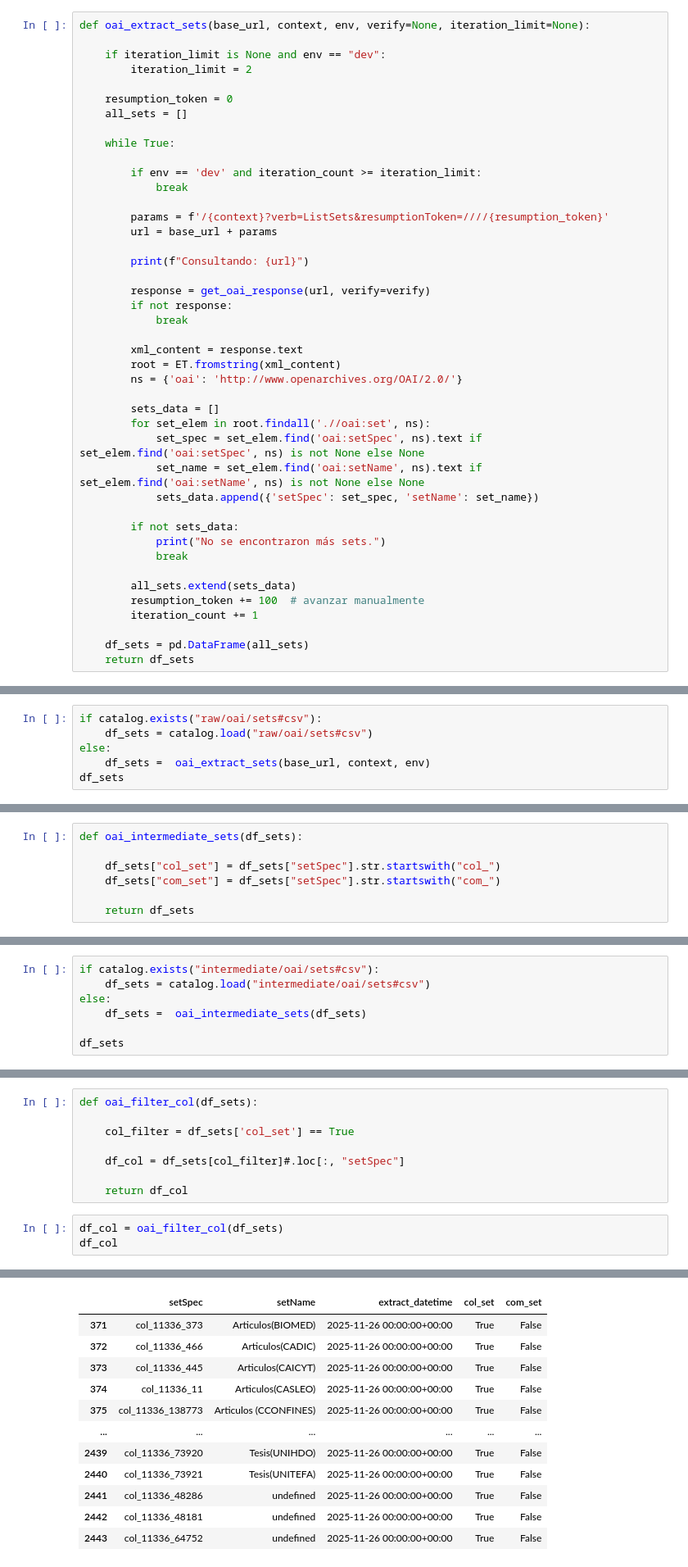
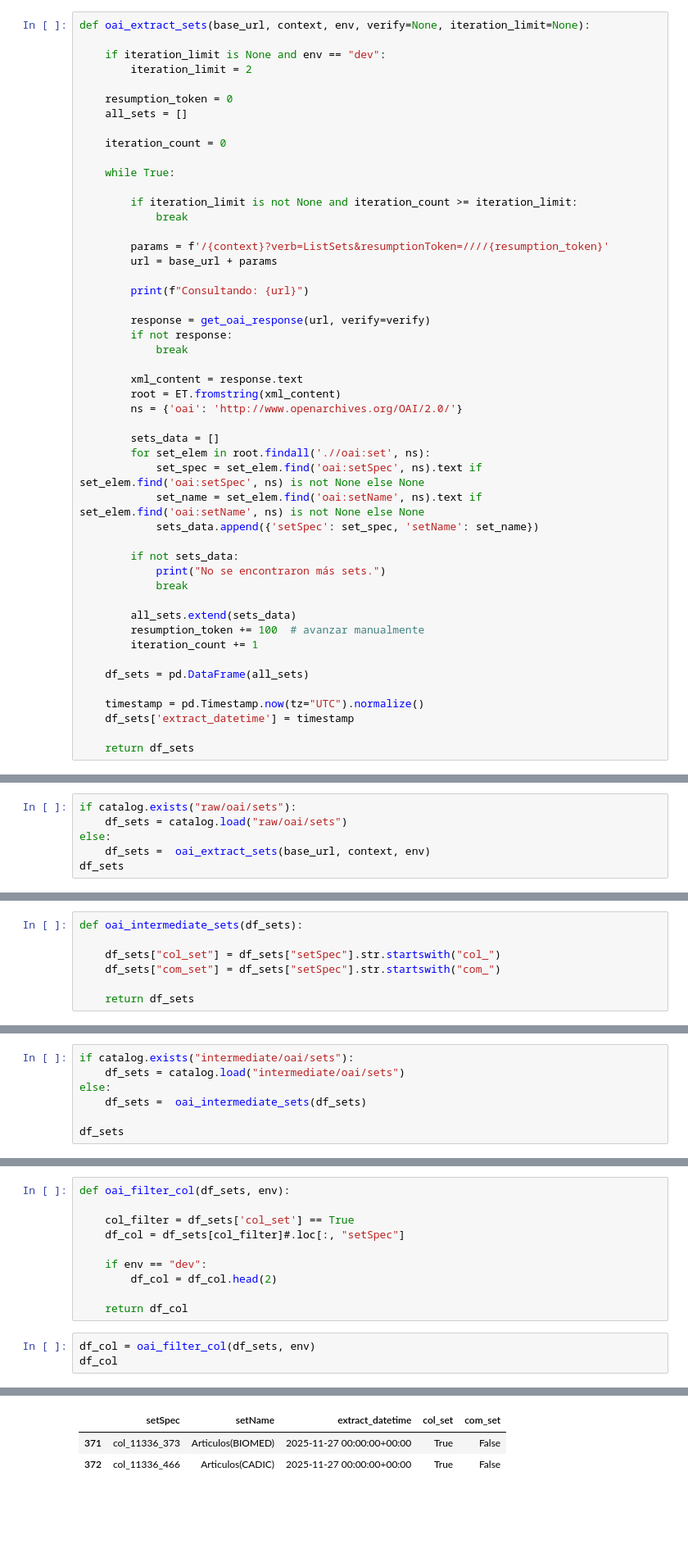
Before and after one commit to PabloDeAlbu/kedro-scholar, a Jupyter notebook: notebooks/sources/oai/01_extract/oai_extract.ipynb, the cells around one changed output, grey strips where cells are left out. Shown: that part at 82% size. Drawn from its saved outputs; the diff is of its cells as text; blank space fills up the shorter version.

Commit message:
fix catalog y agrego nodo oai_extract_identifiers

```diff
--- a/notebooks/sources/oai/01_extract/oai_extract.ipynb
+++ b/notebooks/sources/oai/01_extract/oai_extract.ipynb
@@ -66,9 +66,11 @@ def oai_extract_sets(base_url, context, env, verify=None, iteration_limit=None):
     resumption_token = 0
     all_sets = []
 
+    iteration_count = 0
+
     while True:
 
-        if env == 'dev' and iteration_count >= iteration_limit:
+        if iteration_limit is not None and iteration_count >= iteration_limit:
             break
 
         params = f'/{context}?verb=ListSets&resumptionToken=////{resumption_token}'
@@ -99,4 +101,8 @@ def oai_extract_sets(base_url, context, env, verify=None, iteration_limit=None):
         iteration_count += 1
 
     df_sets = pd.DataFrame(all_sets)
+
+    timestamp = pd.Timestamp.now(tz="UTC").normalize()
+    df_sets['extract_datetime'] = timestamp
+
     return df_sets
@@ -103,6 +140,6 @@ def oai_extract_sets(base_url, context, env, verify=None, iteration_limit=None):
 # %%
-if catalog.exists("raw/oai/sets#csv"):
-    df_sets = catalog.load("raw/oai/sets#csv")
+if catalog.exists("raw/oai/sets"):
+    df_sets = catalog.load("raw/oai/sets")
 else:
     df_sets =  oai_extract_sets(base_url, context, env)
 df_sets
@@ -132,6 +171,6 @@ def oai_intermediate_sets(df_sets):
 # %%
-if catalog.exists("intermediate/oai/sets#csv"):
-    df_sets = catalog.load("intermediate/oai/sets#csv")
+if catalog.exists("intermediate/oai/sets"):
+    df_sets = catalog.load("intermediate/oai/sets")
 else:
     df_sets =  oai_intermediate_sets(df_sets)
 
@@ -154,25 +196,18 @@ df_sets
 # %%
-def oai_filter_col(df_sets):
+def oai_filter_col(df_sets, env):
 
     col_filter = df_sets['col_set'] == True
-
     df_col = df_sets[col_filter]#.loc[:, "setSpec"]
 
+    if env == "dev":
+        df_col = df_col.head(2)
+
     return df_col
 # %%
-df_col = oai_filter_col(df_sets)
+df_col = oai_filter_col(df_sets, env)
 df_col
 # %% [output]
 [interactive output not drawn]
 |  | setSpec | setName | extract_datetime | col_set | com_set |
-| 371 | col_11336_373 | Articulos(BIOMED) | 2025-11-26 00:00:00+00:00 | True | False |
-| 372 | col_11336_466 | Articulos(CADIC) | 2025-11-26 00:00:00+00:00 | True | False |
-| 373 | col_11336_445 | Articulos(CAICYT) | 2025-11-26 00:00:00+00:00 | True | False |
-| 374 | col_11336_11 | Articulos(CASLEO) | 2025-11-26 00:00:00+00:00 | True | False |
-| 375 | col_11336_138773 | Articulos (CCONFINES) | 2025-11-26 00:00:00+00:00 | True | False |
-| ... | ... | ... | ... | ... | ... |
-| 2439 | col_11336_73920 | Tesis(UNIHDO) | 2025-11-26 00:00:00+00:00 | True | False |
-| 2440 | col_11336_73921 | Tesis(UNITEFA) | 2025-11-26 00:00:00+00:00 | True | False |
-| 2441 | col_11336_48286 | undefined | 2025-11-26 00:00:00+00:00 | True | False |
-| 2442 | col_11336_48181 | undefined | 2025-11-26 00:00:00+00:00 | True | False |
-| 2443 | col_11336_64752 | undefined | 2025-11-26 00:00:00+00:00 | True | False |
+| 371 | col_11336_373 | Articulos(BIOMED) | 2025-11-27 00:00:00+00:00 | True | False |
+| 372 | col_11336_466 | Articulos(CADIC) | 2025-11-27 00:00:00+00:00 | True | False |
```
Also changed, not shown: parts of 13 cells of this notebook, 3 other files.
